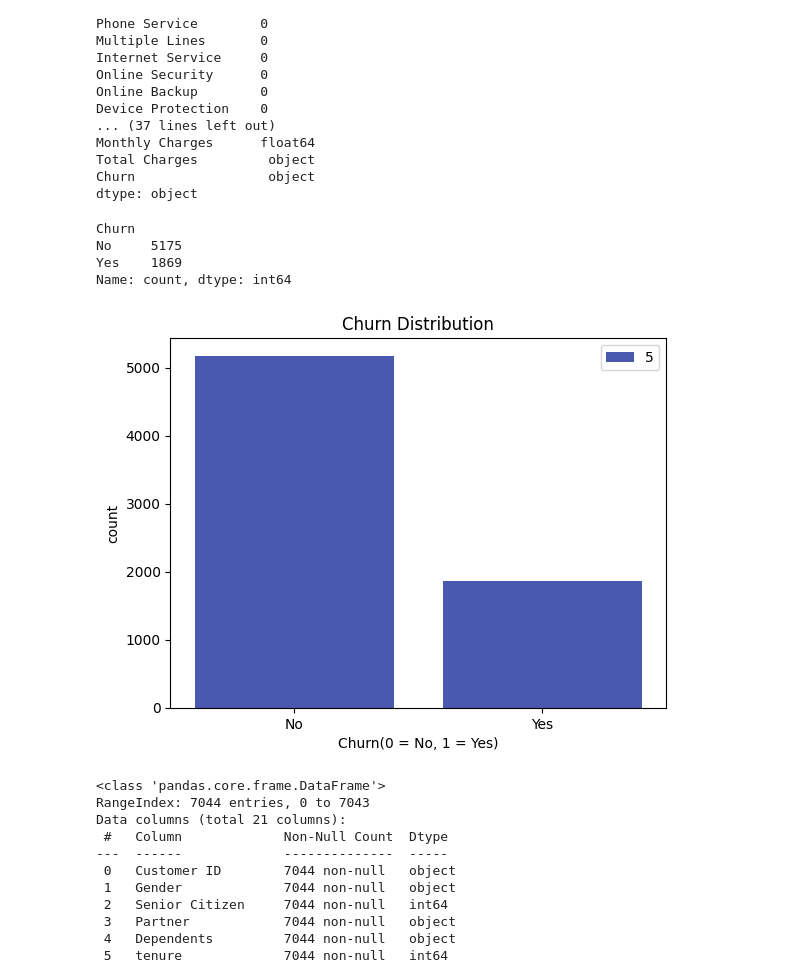
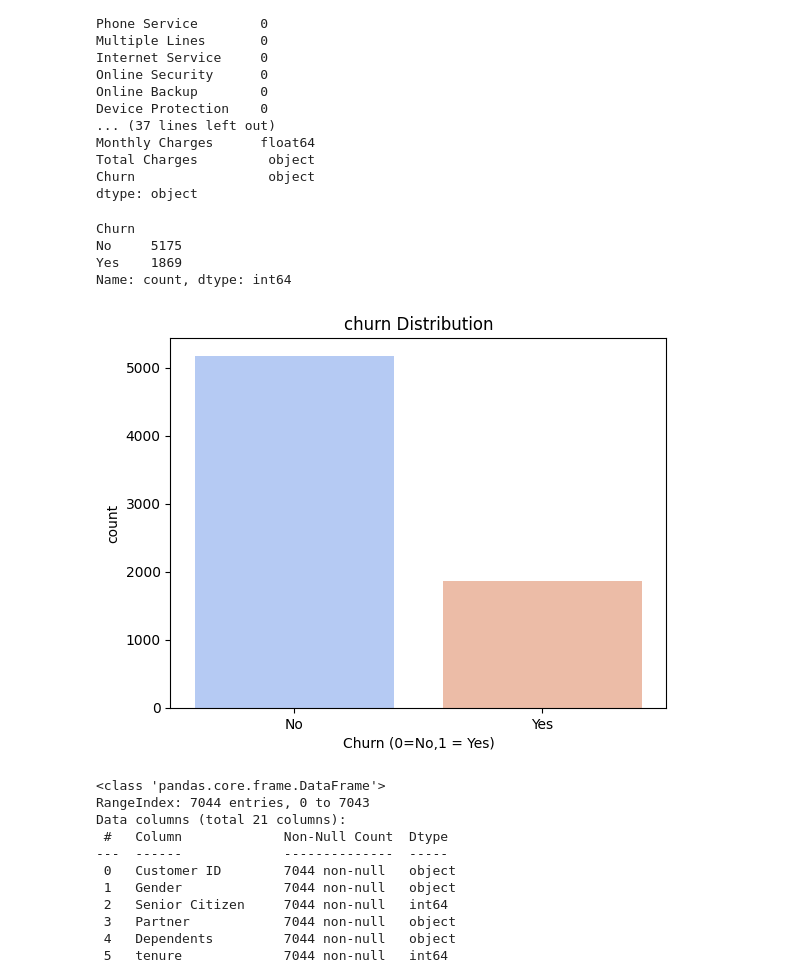
Before and after one commit to Shakiran-Nannyombi/Shakiran-Nannyombi-Recess, a Jupyter notebook: Machine_learning/class/churn.ipynb, the cells around one changed output. Drawn from its saved outputs; the diff is of its cells as text; code cells hidden in the pictures.

```diff
--- a/Machine_learning/class/churn.ipynb
+++ b/Machine_learning/class/churn.ipynb
@@ -47,17 +49,17 @@ Churn                 object
 dtype: object
 # %%
 print(dataset['Churn'].value_counts())
-sns.countplot(x='Churn', data=dataset, palette='coolwarm', hue=5)
-plt.title('Churn Distribution')
-plt.xlabel('Churn(0 = No, 1 = Yes)')
+sns.countplot(x='Churn',data=dataset,palette='coolwarm')
+plt.title('churn Distribution')
+plt.xlabel('Churn (0=No,1 = Yes)')
 plt.ylabel('count')
 plt.show()
 # %% [output]
 Churn
 No     5175
 Yes    1869
 Name: count, dtype: int64
-[figure, old version]
+[figure, new version]
 # %%
 if 'Total Charges' in dataset.columns:
     dataset['Total Charges'] = pd.to_numeric(dataset['Total Charges'], errors='coerce')
```
Also changed, not shown: parts of 8 cells of this notebook.
